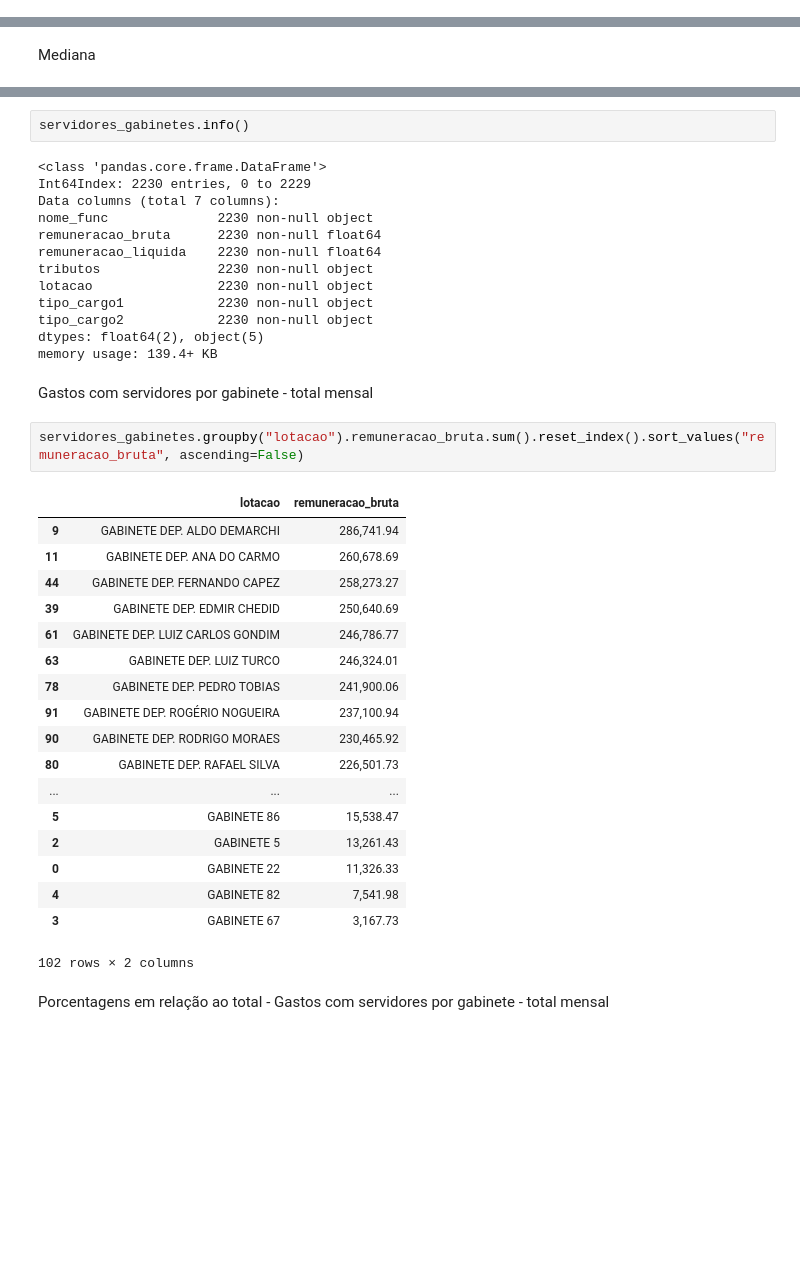
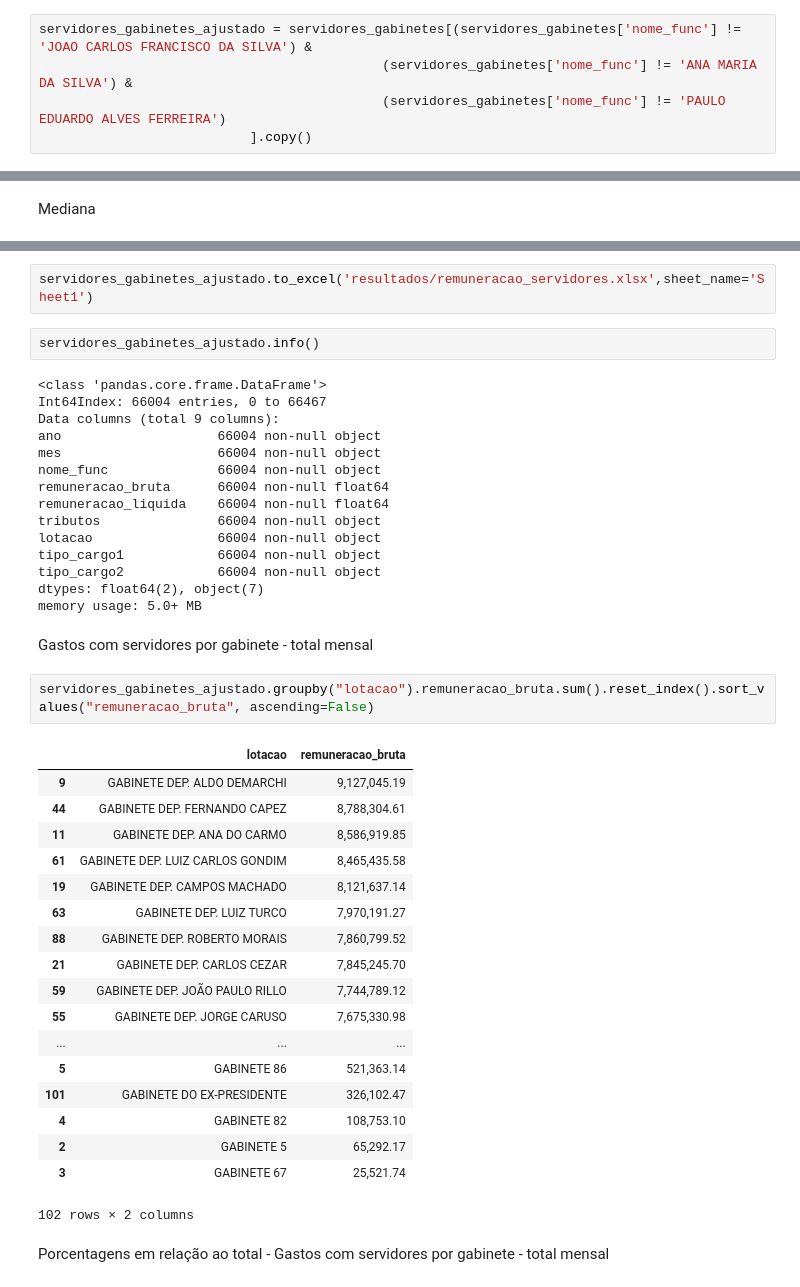
Before and after one commit to reichaves/alesp, a Jupyter notebook: alesp_servidores.ipynb, the cells around one changed output, grey strips where cells are left out. Drawn from its saved outputs; the diff is of its cells as text; blank space fills up the shorter version.

```diff
--- a/alesp_servidores.ipynb
+++ b/alesp_servidores.ipynb
@@ -410,3 +443,8 @@ servidores_gabinetes.reset_index().head(10)
+# %%
+servidores_gabinetes_ajustado = servidores_gabinetes[(servidores_gabinetes['nome_func'] != 'JOAO CARLOS FRANCISCO DA SILVA') &
+                                            (servidores_gabinetes['nome_func'] != 'ANA MARIA DA SILVA') &
+                                            (servidores_gabinetes['nome_func'] != 'PAULO EDUARDO ALVES FERREIRA')
+                           ].copy()
 # %% [markdown]
 Gabinetes com gastos
 # %%
@@ -435,40 +473,44 @@ Mediana
+# %%
+servidores_gabinetes_ajustado.to_excel('resultados/remuneracao_servidores.xlsx',sheet_name='Sheet1')
 # %%
-servidores_gabinetes.info()
+servidores_gabinetes_ajustado.info()
 # %% [output]
 <class 'pandas.core.frame.DataFrame'>
-Int64Index: 2230 entries, 0 to 2229
-Data columns (total 7 columns):
-nome_func              2230 non-null object
-remuneracao_bruta      2230 non-null float64
-remuneracao_liquida    2230 non-null float64
-tributos               2230 non-null object
-lotacao                2230 non-null object
-tipo_cargo1            2230 non-null object
-tipo_cargo2            2230 non-null object
-dtypes: float64(2), object(5)
-memory usage: 139.4+ KB
+Int64Index: 66004 entries, 0 to 66467
+Data columns (total 9 columns):
+ano                    66004 non-null object
+mes                    66004 non-null object
+nome_func              66004 non-null object
+remuneracao_bruta      66004 non-null float64
+remuneracao_liquida    66004 non-null float64
+tributos               66004 non-null object
+lotacao                66004 non-null object
+tipo_cargo1            66004 non-null object
+tipo_cargo2            66004 non-null object
+dtypes: float64(2), object(7)
+memory usage: 5.0+ MB
 # %% [markdown]
 Gastos com servidores por gabinete - total mensal
 # %%
-servidores_gabinetes.groupby("lotacao").remuneracao_bruta.sum().reset_index().sort_values("remuneracao_bruta", ascending=False)
+servidores_gabinetes_ajustado.groupby("lotacao").remuneracao_bruta.sum().reset_index().sort_values("remuneracao_bruta", ascending=False)
 # %% [output]
 |  | lotacao | remuneracao_bruta |
-| 9 | GABINETE DEP. ALDO DEMARCHI | 286,741.94 |
-| 11 | GABINETE DEP. ANA DO CARMO | 260,678.69 |
-| 44 | GABINETE DEP. FERNANDO CAPEZ | 258,273.27 |
-| 39 | GABINETE DEP. EDMIR CHEDID | 250,640.69 |
-| 61 | GABINETE DEP. LUIZ CARLOS GONDIM | 246,786.77 |
-| 63 | GABINETE DEP. LUIZ TURCO | 246,324.01 |
-| 78 | GABINETE DEP. PEDRO TOBIAS | 241,900.06 |
-| 91 | GABINETE DEP. ROGÉRIO NOGUEIRA | 237,100.94 |
-| 90 | GABINETE DEP. RODRIGO MORAES | 230,465.92 |
-| 80 | GABINETE DEP. RAFAEL SILVA | 226,501.73 |
+| 9 | GABINETE DEP. ALDO DEMARCHI | 9,127,045.19 |
+| 44 | GABINETE DEP. FERNANDO CAPEZ | 8,788,304.61 |
+| 11 | GABINETE DEP. ANA DO CARMO | 8,586,919.85 |
+| 61 | GABINETE DEP. LUIZ CARLOS GONDIM | 8,465,435.58 |
+| 19 | GABINETE DEP. CAMPOS MACHADO | 8,121,637.14 |
+| 63 | GABINETE DEP. LUIZ TURCO | 7,970,191.27 |
+| 88 | GABINETE DEP. ROBERTO MORAIS | 7,860,799.52 |
+| 21 | GABINETE DEP. CARLOS CEZAR | 7,845,245.70 |
+| 59 | GABINETE DEP. JOÃO PAULO RILLO | 7,744,789.12 |
+| 55 | GABINETE DEP. JORGE CARUSO | 7,675,330.98 |
 | ... | ... | ... |
-| 5 | GABINETE 86 | 15,538.47 |
-| 2 | GABINETE 5 | 13,261.43 |
-| 0 | GABINETE 22 | 11,326.33 |
-| 4 | GABINETE 82 | 7,541.98 |
-| 3 | GABINETE 67 | 3,167.73 |
+| 5 | GABINETE 86 | 521,363.14 |
+| 101 | GABINETE DO EX-PRESIDENTE | 326,102.47 |
+| 4 | GABINETE 82 | 108,753.10 |
+| 2 | GABINETE 5 | 65,292.17 |
+| 3 | GABINETE 67 | 25,521.74 |
 102 rows × 2 columns
 # %% [markdown]
 Porcentagens em relação ao total - Gastos com servidores por gabinete - total mensal
```
Also changed, not shown: parts of 58 cells of this notebook.
